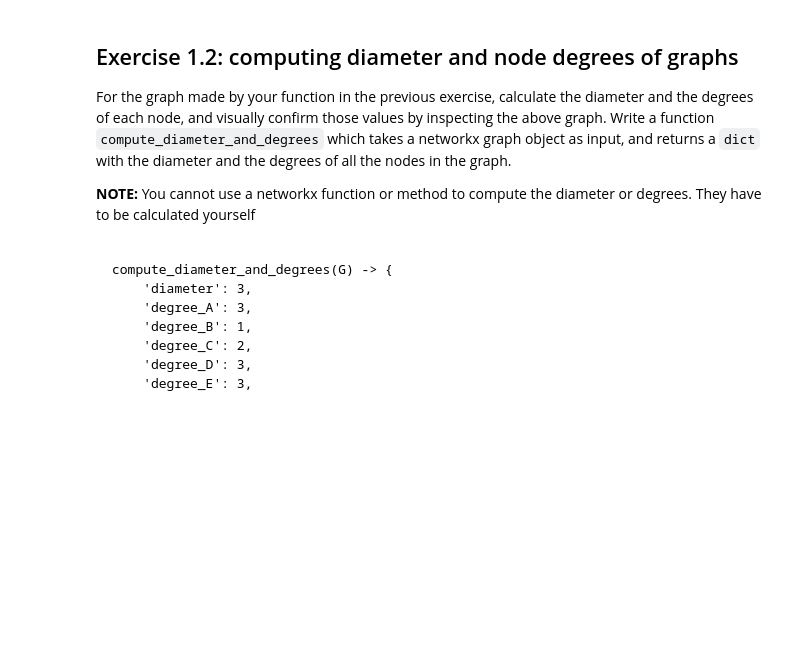
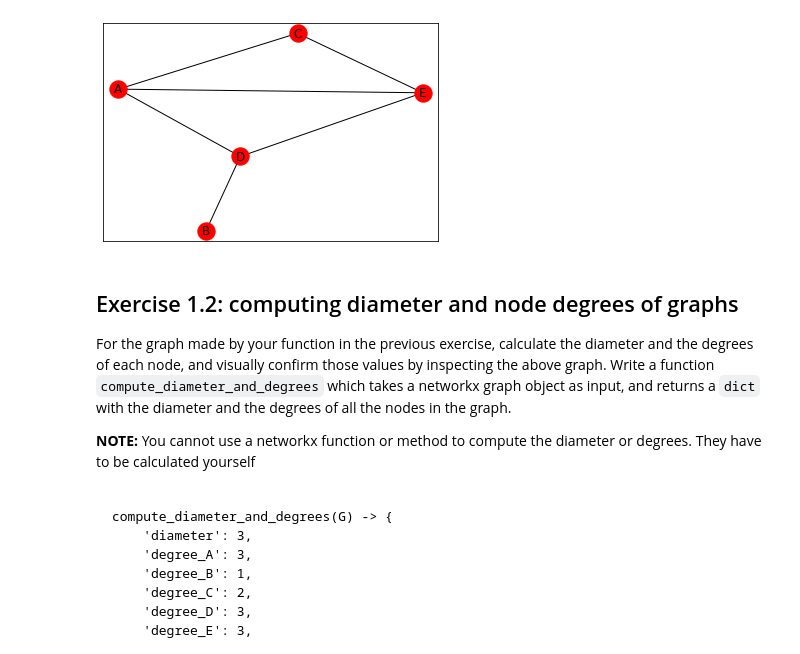
Before and after one commit to cb-ds-1/m1-11-networks, a Jupyter notebook: Workshop Graphs.ipynb, the cells around one changed output. Cells and saved outputs as stored; diff of their text form; code cells hidden in the pictures; blank space fills up the shorter version.

```diff
--- a/Workshop Graphs.ipynb
+++ b/Workshop Graphs.ipynb
@@ -4,6 +15,16 @@
 Write a function called make_simple_graph that returns the graph object that represents the following diagram:
 
 ![](exercise2.png)
+# %%
+import networkx as nx
+
+def make_simple_graph (G):
+    return nx.Graph(G)
+# %%
+G = make_simple_graph([('A','C'), ('A','D'), ('A','E'), ('E','D'),('C','E'),('D','B')])
+nx.draw_networkx(G,with_labels=True,node_color='r')
+# %% [output]
+[figure, added]
 # %% [markdown]
 ## Exercise 1.2: computing diameter and node degrees of graphs
 
```
Also changed, not shown: parts of 12 cells of this notebook.
